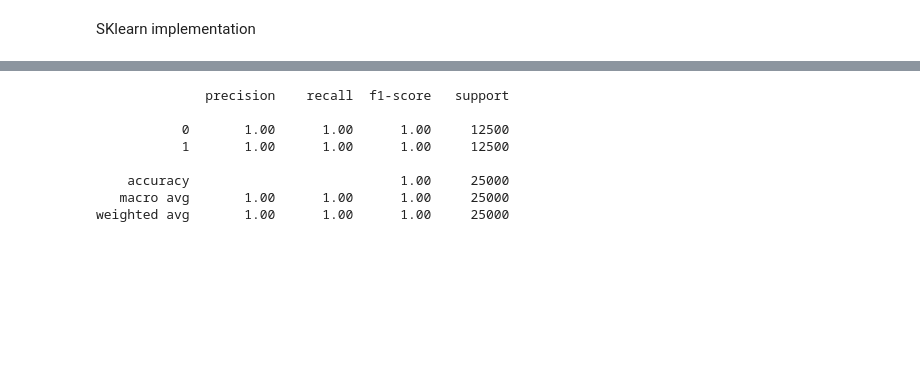
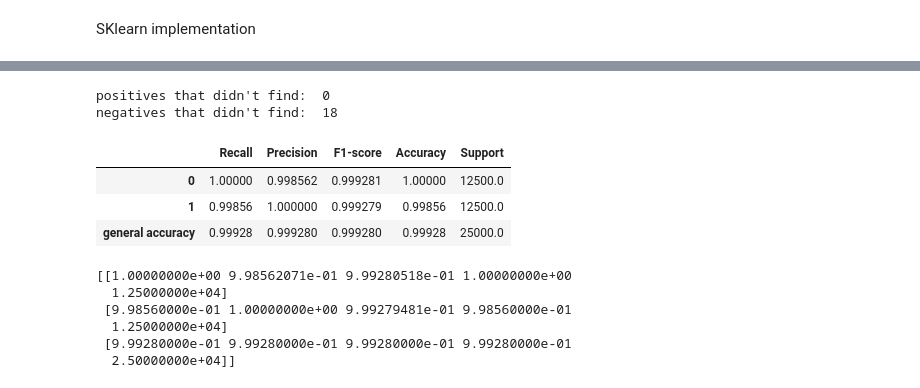
Before and after one commit to ProtonotariosM/Ai_project2, a Jupyter notebook: Naive_Bayes.ipynb, the cells around one changed output, grey strips where cells are left out. Drawn from its saved outputs; the diff is of its cells as text; code cells hidden in the pictures; blank space fills up the shorter version.

```diff
--- a/Naive_Bayes.ipynb
+++ b/Naive_Bayes.ipynb
@@ -1036,12 +792,15 @@ weighted avg       1.00      1.00      1.00     25000
 # %%
-print(skl_classification_report(y_test, nb.predict(x_test),
-                            zero_division=1))
+print(classification_report(y_test, nb.predict(x_test)))
 # %% [output]
-              precision    recall  f1-score   support
-
-           0       1.00      1.00      1.00     12500
-           1       1.00      1.00      1.00     12500
-
-    accuracy                           1.00     25000
-   macro avg       1.00      1.00      1.00     25000
-weighted avg       1.00      1.00      1.00     25000
+positives that didn't find:  0
+negatives that didn't find:  18
+|  | Recall | Precision | F1-score | Accuracy | Support |
+| 0 | 1.00000 | 0.998562 | 0.999281 | 1.00000 | 12500.0 |
+| 1 | 0.99856 | 1.000000 | 0.999279 | 0.99856 | 12500.0 |
+| general accuracy | 0.99928 | 0.999280 | 0.999280 | 0.99928 | 25000.0 |
+[[1.00000000e+00 9.98562071e-01 9.99280518e-01 1.00000000e+00
+  1.25000000e+04]
+ [9.98560000e-01 1.00000000e+00 9.99279481e-01 9.98560000e-01
+  1.25000000e+04]
+ [9.99280000e-01 9.99280000e-01 9.99280000e-01 9.99280000e-01
+  2.50000000e+04]]
```
Also changed, not shown: parts of 13 cells of this notebook, 3 other files.
